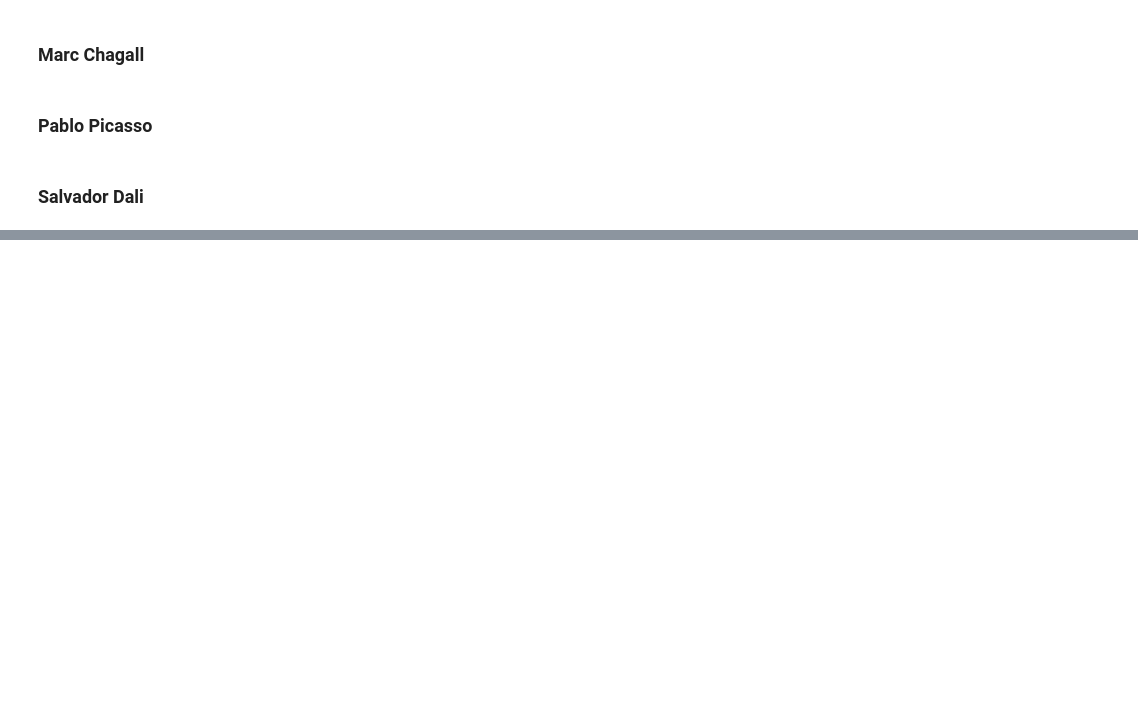
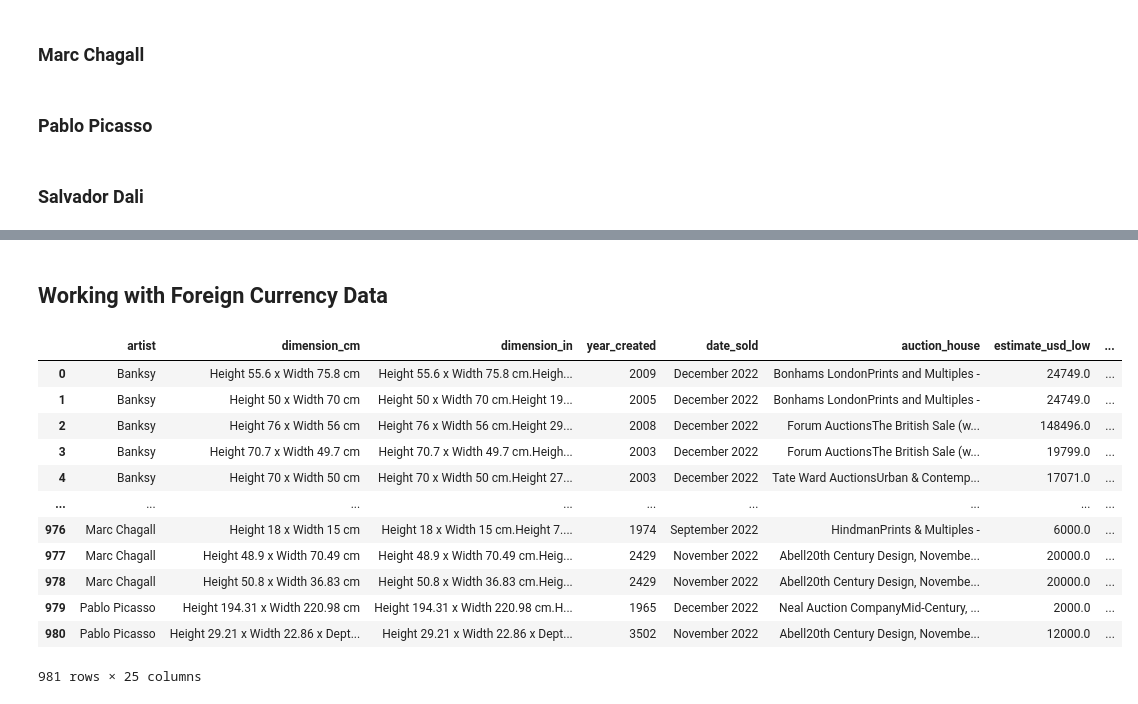
Before and after one commit to jeremiah-toribio/art-of-data, a Jupyter notebook: workbook.ipynb, the cells around one changed output, grey strips where cells are left out. Saved outputs shown, nothing was run; the diff lists cells and outputs as text; code cells hidden in the pictures; blank space fills up the shorter version.

```diff
--- a/workbook.ipynb
+++ b/workbook.ipynb
@@ -464,0 +274,2 @@ pd.DataFrame(matches)
+# %% [markdown]
+## Working with Foreign Currency Data
@@ -464,0 +293,16 @@ pd.DataFrame(matches)
+# %%
+df
+# %% [output]
+|  | artist | dimension_cm | dimension_in | year_created | date_sold | auction_house | estimate_usd_low | ... |
+| 0 | Banksy | Height 55.6 x Width 75.8 cm | Height 55.6 x Width 75.8 cm.Heigh... | 2009 | December 2022 | Bonhams LondonPrints and Multiples - | 24749.0 | ... |
+| 1 | Banksy | Height 50 x Width 70 cm | Height 50 x Width 70 cm.Height 19... | 2005 | December 2022 | Bonhams LondonPrints and Multiples - | 24749.0 | ... |
+| 2 | Banksy | Height 76 x Width 56 cm | Height 76 x Width 56 cm.Height 29... | 2008 | December 2022 | Forum AuctionsThe British Sale (w... | 148496.0 | ... |
+| 3 | Banksy | Height 70.7 x Width 49.7 cm | Height 70.7 x Width 49.7 cm.Heigh... | 2003 | December 2022 | Forum AuctionsThe British Sale (w... | 19799.0 | ... |
+| 4 | Banksy | Height 70 x Width 50 cm | Height 70 x Width 50 cm.Height 27... | 2003 | December 2022 | Tate Ward AuctionsUrban & Contemp... | 17071.0 | ... |
+| ... | ... | ... | ... | ... | ... | ... | ... | ... |
+| 976 | Marc Chagall | Height 18 x Width 15 cm | Height 18 x Width 15 cm.Height 7.... | 1974 | September 2022 | HindmanPrints & Multiples - | 6000.0 | ... |
+| 977 | Marc Chagall | Height 48.9 x Width 70.49 cm | Height 48.9 x Width 70.49 cm.Heig... | 2429 | November 2022 | Abell20th Century Design, Novembe... | 20000.0 | ... |
+| 978 | Marc Chagall | Height 50.8 x Width 36.83 cm | Height 50.8 x Width 36.83 cm.Heig... | 2429 | November 2022 | Abell20th Century Design, Novembe... | 20000.0 | ... |
+| 979 | Pablo Picasso | Height 194.31 x Width 220.98 cm | Height 194.31 x Width 220.98 cm.H... | 1965 | December 2022 | Neal Auction CompanyMid-Century, ... | 2000.0 | ... |
+| 980 | Pablo Picasso | Height 29.21 x Width 22.86 x Dept... | Height 29.21 x Width 22.86 x Dept... | 3502 | November 2022 | Abell20th Century Design, Novembe... | 12000.0 | ... |
+981 rows × 25 columns
```
Also changed, not shown: parts of 75 cells of this notebook.
